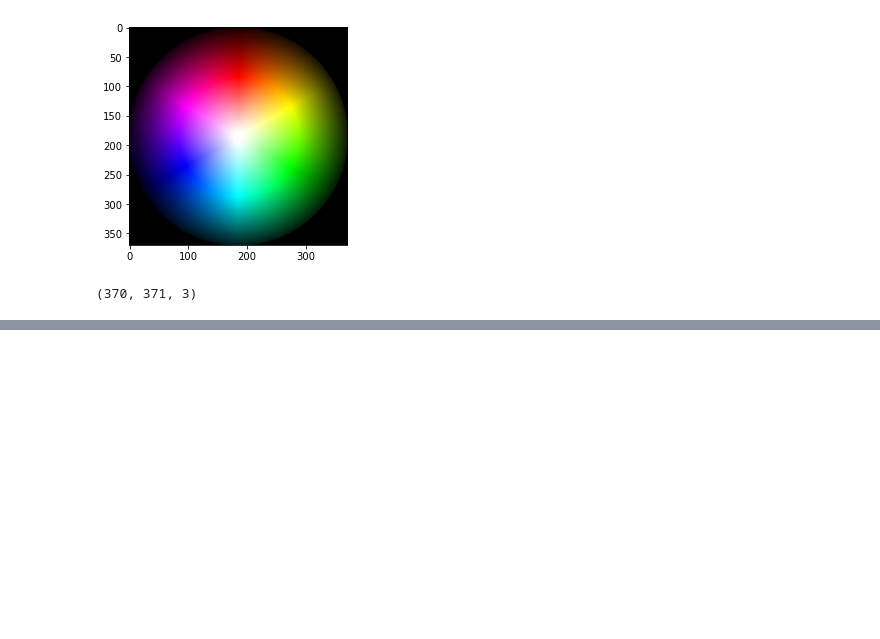
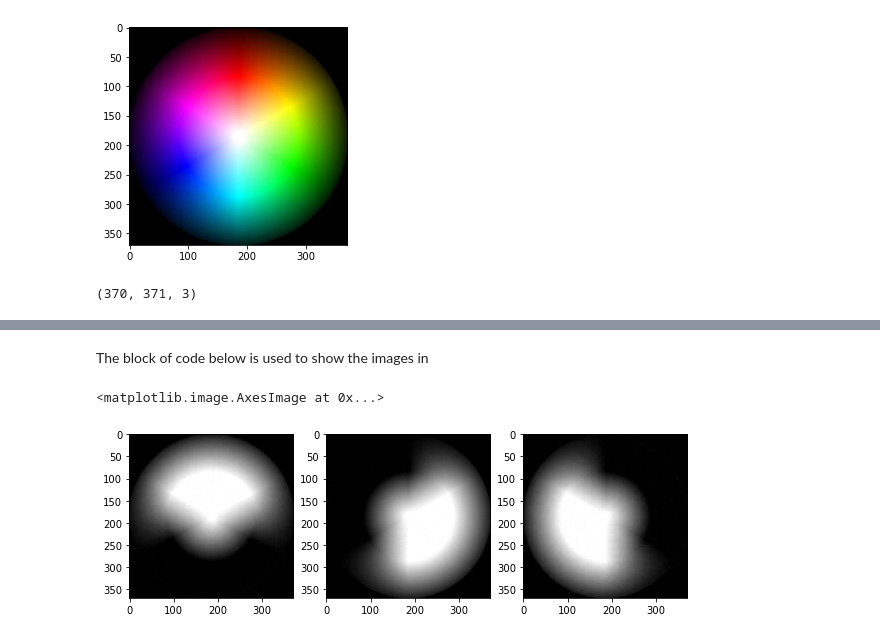
Before and after one commit to PatrickAttankurugu/image_classifier, a Jupyter notebook: notebooks/skimages.ipynb, the cells around one changed output, grey strips where cells are left out. Drawn from its saved outputs; the diff is of its cells as text; code cells hidden in the pictures; blank space fills up the shorter version.

Commit message:
furthur exploration of the images

```diff
--- a/notebooks/skimages.ipynb
+++ b/notebooks/skimages.ipynb
@@ -49,3 +49,7 @@ img1.shape
 (370, 371, 3)
 # %%
 #The above output shows that our colorwheel is a 3D array of 370 rows and 371 columns
+# %%
+r=img1[:,:,0] #red matrix
+g=img1[:,:,1] #green matrix
+b=img1[:,:,2] #blue matrix
@@ -51,0 +66,13 @@ img1.shape
+# %% [markdown]
+The block of code below is used to show the images in
+# %%
+plt.figure(figsize=(10,6))
+plt.subplot(1,3,1)
+plt.imshow(r,cmap='gray')
+plt.subplot(1,3,2)
+plt.imshow(g,cmap='gray')
+plt.subplot(1,3,3)
+plt.imshow(b,cmap='gray')
+# %% [output]
+<matplotlib.image.AxesImage at 0x...>
+[figure, added]
```
Also changed, not shown: parts of 1 cell of this notebook.
